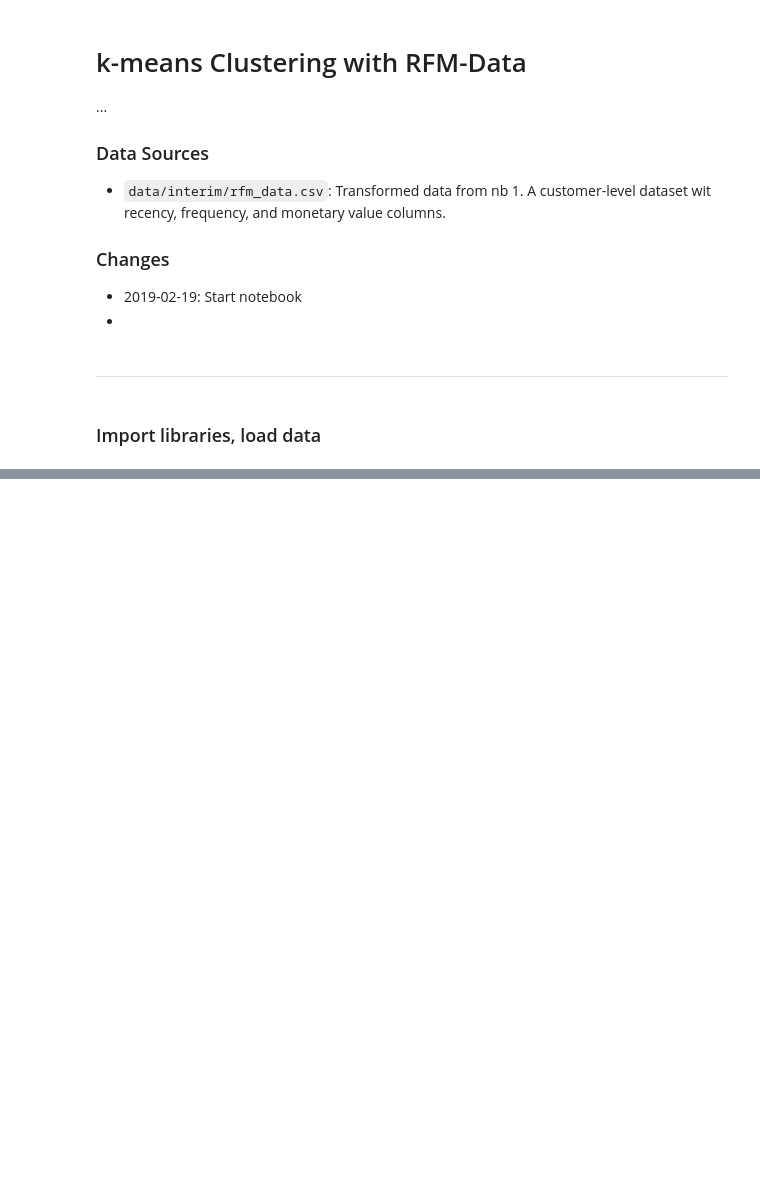
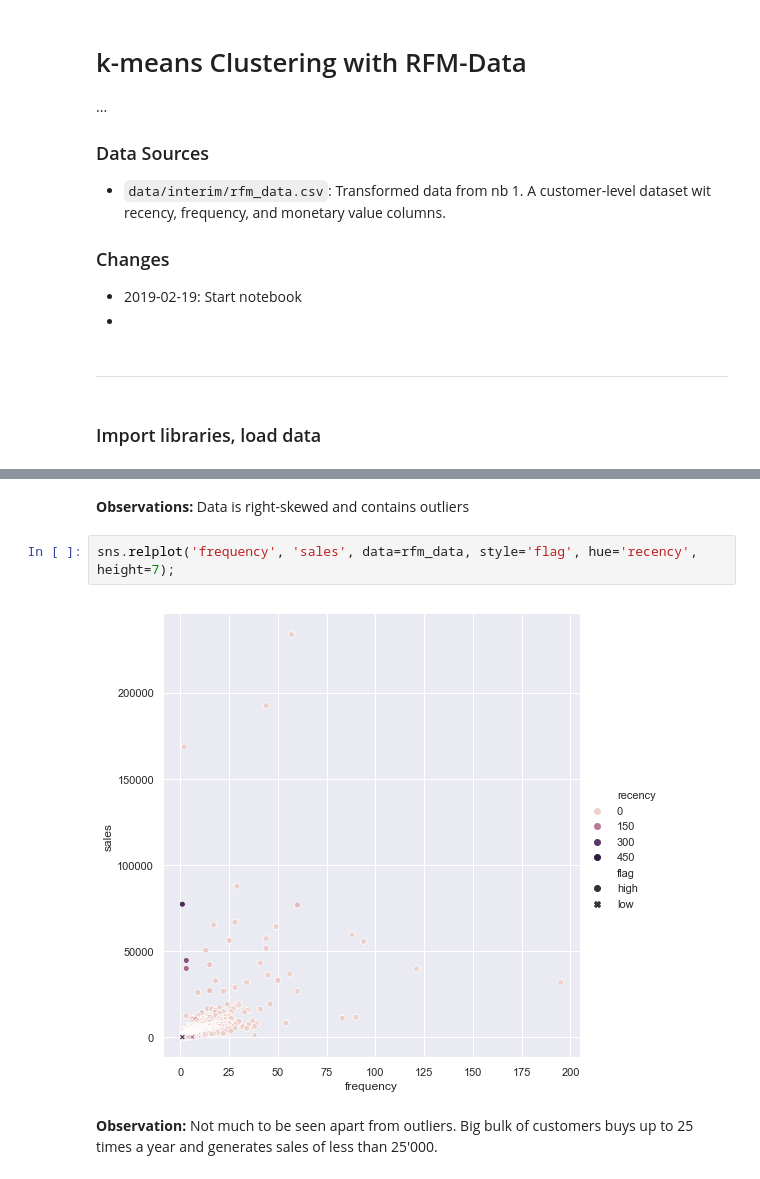
Before and after one commit to rbuerki/projects-ml, a Jupyter notebook: customer_segmentation_RFM_method/2-RFM_segmentation_with_k-means.ipynb, the cells around one changed output, grey strips where cells are left out. Saved outputs shown, nothing was run; the diff lists cells and outputs as text; blank space fills up the shorter version.

```diff
--- a/customer_segmentation_RFM_method/2-RFM_segmentation_with_k-means.ipynb
+++ b/customer_segmentation_RFM_method/2-RFM_segmentation_with_k-means.ipynb
@@ -213,0 +63,8 @@ for threshhold in threshholds:
+# %% [markdown]
+**Observations:** Data is right-skewed and contains outliers
+# %%
+sns.relplot('frequency', 'sales', data=rfm_data, style='flag', hue='recency', height=7);
+# %% [output]
+[figure, added]
+# %% [markdown]
+**Observation:** Not much to be seen apart from outliers. Big bulk of customers buys up to 25 times a year and generates sales of less than 25'000.
```
Also changed, not shown: parts of 37 cells of this notebook.
